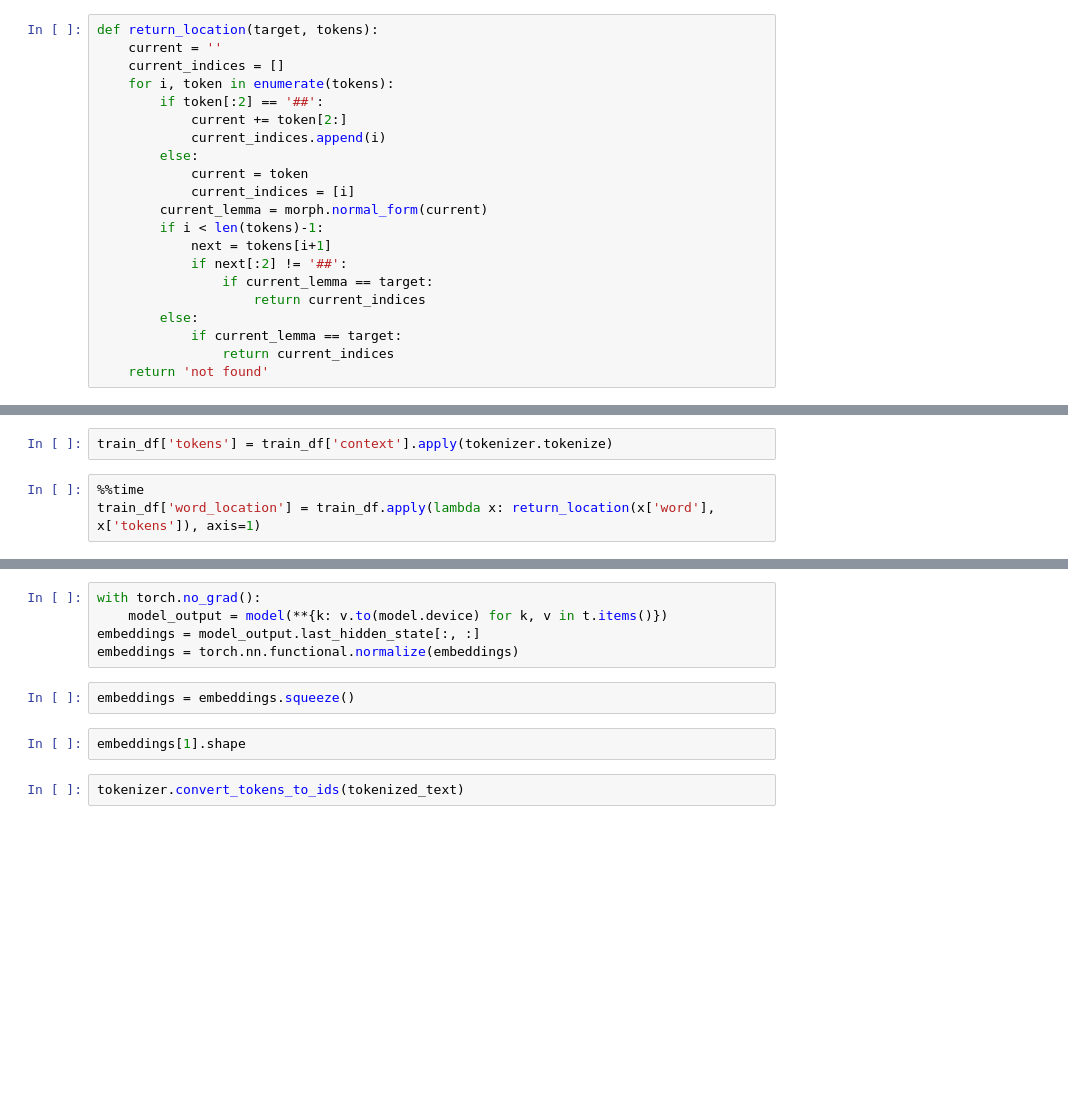
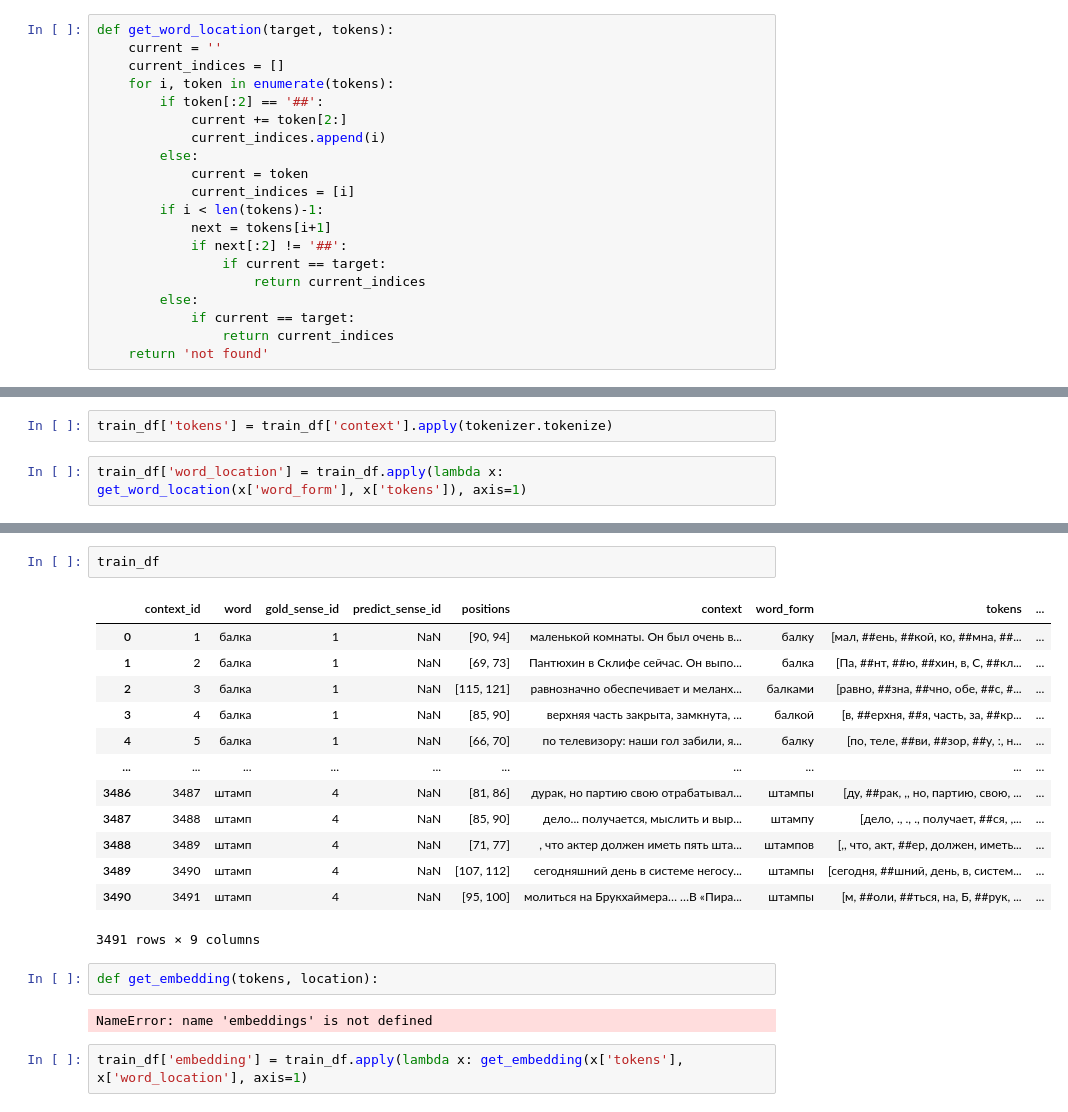
Before and after one commit to IHumonen/master_thesis, a Jupyter notebook: russe_bert.ipynb, the cells around one changed output, grey strips where cells are left out. Cells and saved outputs as stored; diff of their text form; blank space fills up the shorter version.

```diff
--- a/russe_bert.ipynb
+++ b/russe_bert.ipynb
@@ -46,5 +34,5 @@ morph = PymorphyMorpher()
 # %%
-def return_location(target, tokens):
+def get_word_location(target, tokens):
     current = ''
     current_indices = []
     for i, token in enumerate(tokens):
@@ -54,14 +42,13 @@ def return_location(target, tokens):
         else:
             current = token
             current_indices = [i]
-        current_lemma = morph.normal_form(current)
         if i < len(tokens)-1:
             next = tokens[i+1]
             if next[:2] != '##':
-                if current_lemma == target:
+                if current == target:
                     return current_indices
         else:
-            if current_lemma == target:
+            if current == target:
                 return current_indices
     return 'not found'
 # %%
@@ -80,5 +61,4 @@ cpu
 # %%
 train_df['tokens'] = train_df['context'].apply(tokenizer.tokenize)
 # %%
-%%time
-train_df['word_location'] = train_df.apply(lambda x: return_location(x['word'], x['tokens']), axis=1)
+train_df['word_location'] = train_df.apply(lambda x: get_word_location(x['word_form'], x['tokens']), axis=1)
@@ -163,11 +69,22 @@ morph.morpher.parse('лайка')[2].lexeme
-# %%
-with torch.no_grad():
-    model_output = model(**{k: v.to(model.device) for k, v in t.items()})
-embeddings = model_output.last_hidden_state[:, :]
-embeddings = torch.nn.functional.normalize(embeddings)
-# %%
-embeddings = embeddings.squeeze()
-# %%
-embeddings[1].shape
-# %%
-tokenizer.convert_tokens_to_ids(tokenized_text)
+# %%
+train_df
+# %% [output]
+|  | context_id | word | gold_sense_id | predict_sense_id | positions | context | word_form | tokens | ... |
+| 0 | 1 | балка | 1 | NaN | [90, 94] | маленькой комнаты. Он был очень в... | балку | [мал, ##ень, ##кой, ко, ##мна, ##... | ... |
+| 1 | 2 | балка | 1 | NaN | [69, 73] | Пантюхин в Склифе сейчас. Он выпо... | балка | [Па, ##нт, ##ю, ##хин, в, С, ##кл... | ... |
+| 2 | 3 | балка | 1 | NaN | [115, 121] | равнозначно обеспечивает и меланх... | балками | [равно, ##зна, ##чно, обе, ##с, #... | ... |
+| 3 | 4 | балка | 1 | NaN | [85, 90] | верхняя часть закрыта, замкнута, ... | балкой | [в, ##ерхня, ##я, часть, за, ##кр... | ... |
+| 4 | 5 | балка | 1 | NaN | [66, 70] | по телевизору: наши гол забили, я... | балку | [по, теле, ##ви, ##зор, ##у, :, н... | ... |
+| ... | ... | ... | ... | ... | ... | ... | ... | ... | ... |
+| 3486 | 3487 | штамп | 4 | NaN | [81, 86] | дурак, но партию свою отрабатывал... | штампы | [ду, ##рак, ,, но, партию, свою, ... | ... |
+| 3487 | 3488 | штамп | 4 | NaN | [85, 90] | дело... получается, мыслить и выр... | штампу | [дело, ., ., ., получает, ##ся, ,... | ... |
+| 3488 | 3489 | штамп | 4 | NaN | [71, 77] | , что актер должен иметь пять шта... | штампов | [,, что, акт, ##ер, должен, иметь... | ... |
+| 3489 | 3490 | штамп | 4 | NaN | [107, 112] | сегодняшний день в системе негосу... | штампы | [сегодня, ##шний, день, в, систем... | ... |
+| 3490 | 3491 | штамп | 4 | NaN | [95, 100] | молиться на Брукхаймера… …В «Пира... | штампы | [м, ##оли, ##ться, на, Б, ##рук, ... | ... |
+3491 rows × 9 columns
+# %%
+def get_embedding(tokens, location):
+# %% [output]
+NameError: name 'embeddings' is not defined
+# %%
+train_df['embedding'] = train_df.apply(lambda x: get_embedding(x['tokens'], x['word_location'], axis=1)
```
Also changed, not shown: parts of 17 cells of this notebook.
